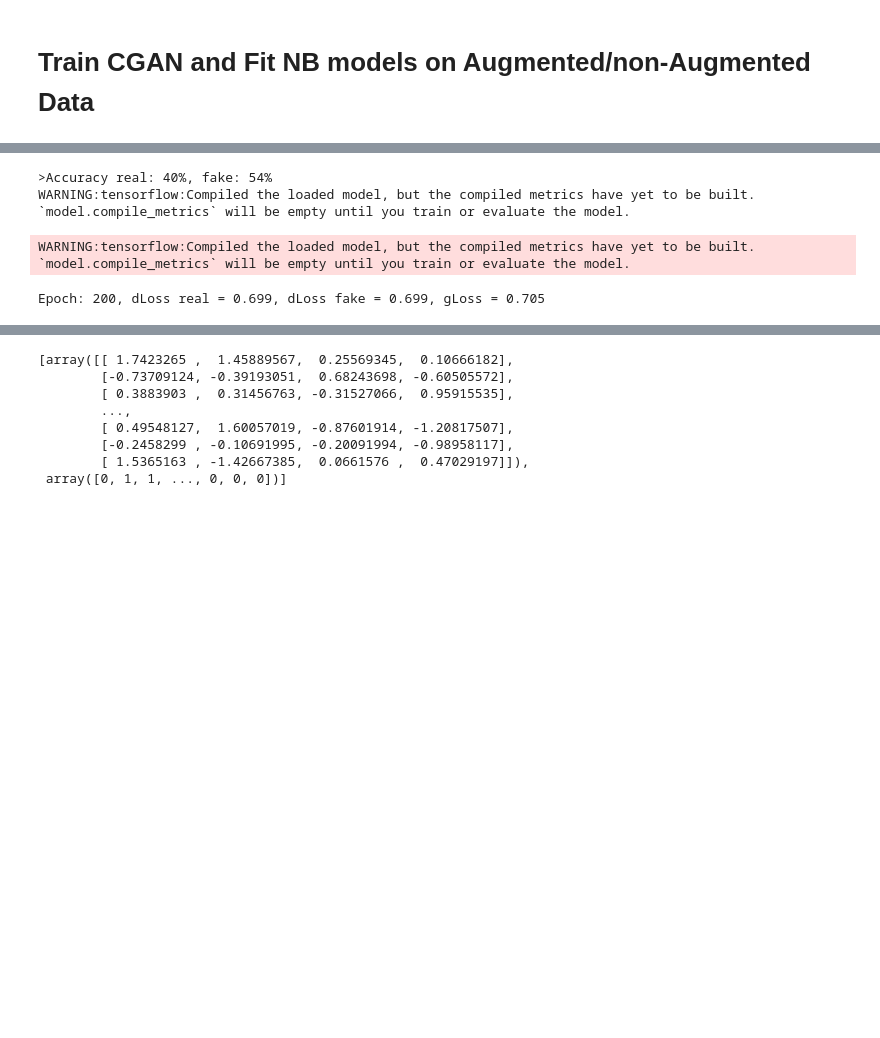
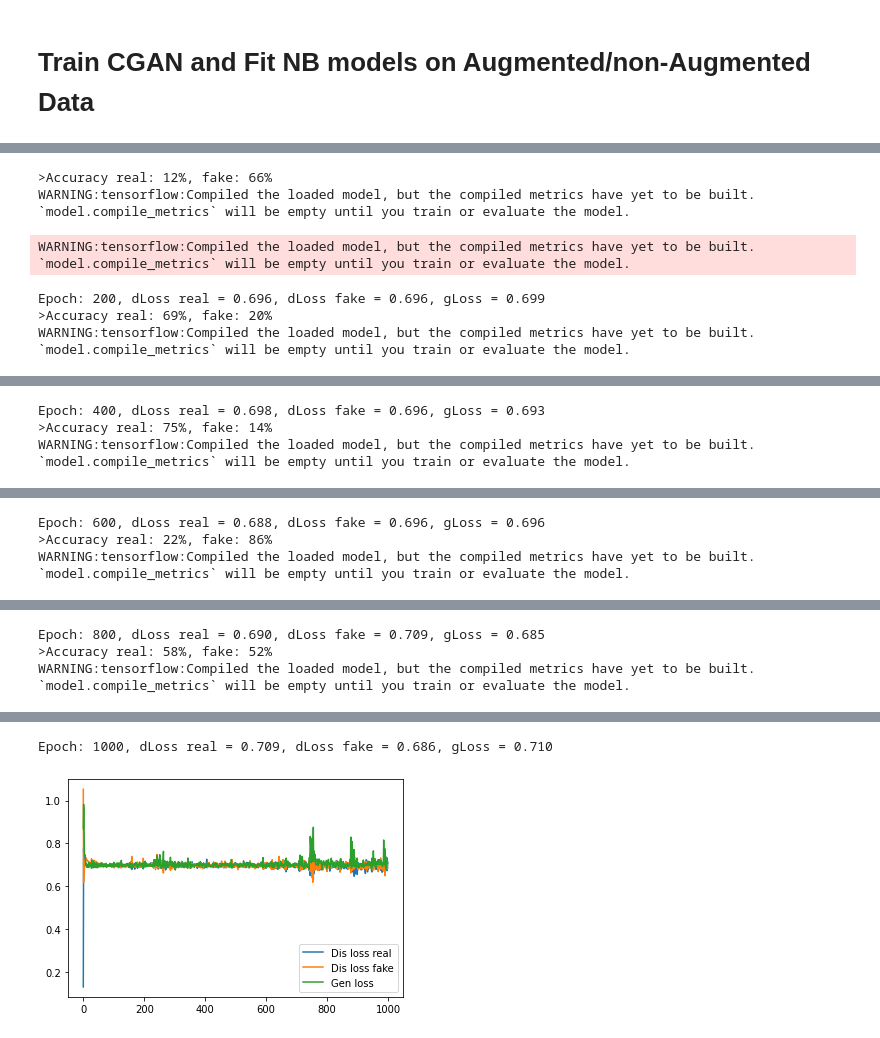
Before and after one commit to mz-zarei/CGAN-Augmentation, a Jupyter notebook: CGAN_data_augmentation_WA.ipynb, the cells around one changed output, grey strips where cells are left out. Saved outputs shown, nothing was run; the diff lists cells and outputs as text; code cells hidden in the pictures; blank space fills up the shorter version.

```diff
--- a/CGAN_data_augmentation_WA.ipynb
+++ b/CGAN_data_augmentation_WA.ipynb
@@ -412,13 +415,10 @@ log_L          0.9134   0.0624  14.6367 0.0000   0.7911   1.0357
 ================================================================
 # %%
-gen_lr, dis_lr, gen_dec, dis_dec, n_epochs, n_batch = 0.001, 0.001, 0.001, 0, 1000, int(500)
+gen_lr, dis_lr, gen_dec, dis_dec, n_epochs, n_batch = 0.001, 0.001, 0, 0, 1000, int(100)
 
 # train data
 x_train = train_data[x_features].copy()
 y_train = train_data[y_name].copy()
-
-
-
 # create the discriminator
 d_model = define_discriminator()
 # create the generator
@@ -430,13 +430,15 @@ dataset = load_real_samples(x_train,y_train)
 # find empirical distribution for crash count
 n, max = len(dataset[1]), dataset[1].max()+1
 prob = np.array([1/n if np.count_nonzero(dataset[1]==i)==0 else np.count_nonzero(dataset[1]==i)/n for i in range(max)])
-## fixing prob sum to be 1
-prob /= sum(prob)
+prob /= sum(prob)  # fixing prob sum to be 1
+
 
 # # train model
 d1_hist, d2_hist, g_hist = train(g_model, d_model, gan_model, dataset, latent_dim, n_epochs, n_batch)
 # %% [output]
->Accuracy real: 40%, fake: 54%
+>Accuracy real: 12%, fake: 66%
 WARNING:tensorflow:Compiled the loaded model, but the compiled metrics have yet to be built. `model.compile_metrics` will be empty until you train or evaluate the model.
 WARNING:tensorflow:Compiled the loaded model, but the compiled metrics have yet to be built. `model.compile_metrics` will be empty until you train or evaluate the model.
-Epoch: 200, dLoss real = 0.699, dLoss fake = 0.699, gLoss = 0.705
+Epoch: 200, dLoss real = 0.696, dLoss fake = 0.696, gLoss = 0.699
+>Accuracy real: 69%, fake: 20%
+WARNING:tensorflow:Compiled the loaded model, but the compiled metrics have yet to be built. `model.compile_metrics` will be empty until you train or evaluate the model.
@@ -442,0 +446,3 @@ Epoch: 200, dLoss real = 0.699, dLoss fake = 0.699, gLoss = 0.705
+Epoch: 400, dLoss real = 0.698, dLoss fake = 0.696, gLoss = 0.693
+>Accuracy real: 75%, fake: 14%
+WARNING:tensorflow:Compiled the loaded model, but the compiled metrics have yet to be built. `model.compile_metrics` will be empty until you train or evaluate the model.
@@ -442,0 +450,3 @@ Epoch: 200, dLoss real = 0.699, dLoss fake = 0.699, gLoss = 0.705
+Epoch: 600, dLoss real = 0.688, dLoss fake = 0.696, gLoss = 0.696
+>Accuracy real: 22%, fake: 86%
+WARNING:tensorflow:Compiled the loaded model, but the compiled metrics have yet to be built. `model.compile_metrics` will be empty until you train or evaluate the model.
@@ -442,0 +454,3 @@ Epoch: 200, dLoss real = 0.699, dLoss fake = 0.699, gLoss = 0.705
+Epoch: 800, dLoss real = 0.690, dLoss fake = 0.709, gLoss = 0.685
+>Accuracy real: 58%, fake: 52%
+WARNING:tensorflow:Compiled the loaded model, but the compiled metrics have yet to be built. `model.compile_metrics` will be empty until you train or evaluate the model.
@@ -443,15 +458,5 @@ Epoch: 200, dLoss real = 0.699, dLoss fake = 0.699, gLoss = 0.705
+Epoch: 1000, dLoss real = 0.709, dLoss fake = 0.686, gLoss = 0.710
+[figure, added]
-# %%
-latent_points = generate_latent_points(latent_dim, 4000-sample_siza*2)
-latent_points
-# %% [output]
-[array([[ 1.7423265 ,  1.45889567,  0.25569345,  0.10666182],
-        [-0.73709124, -0.39193051,  0.68243698, -0.60505572],
-        [ 0.3883903 ,  0.31456763, -0.31527066,  0.95915535],
-        ...,
-        [ 0.49548127,  1.60057019, -0.87601914, -1.20817507],
-        [-0.2458299 , -0.10691995, -0.20091994, -0.98958117],
-        [ 1.5365163 , -1.42667385,  0.0661576 ,  0.47029197]]),
- array([0, 1, 1, ..., 0, 0, 0])]
 # %%
 # load GAN model
 model_path = '/content/drive/MyDrive/GAN_regression/ganRegression/CGAN_augment_models/'
```
Also changed, not shown: parts of 5 cells of this notebook.
